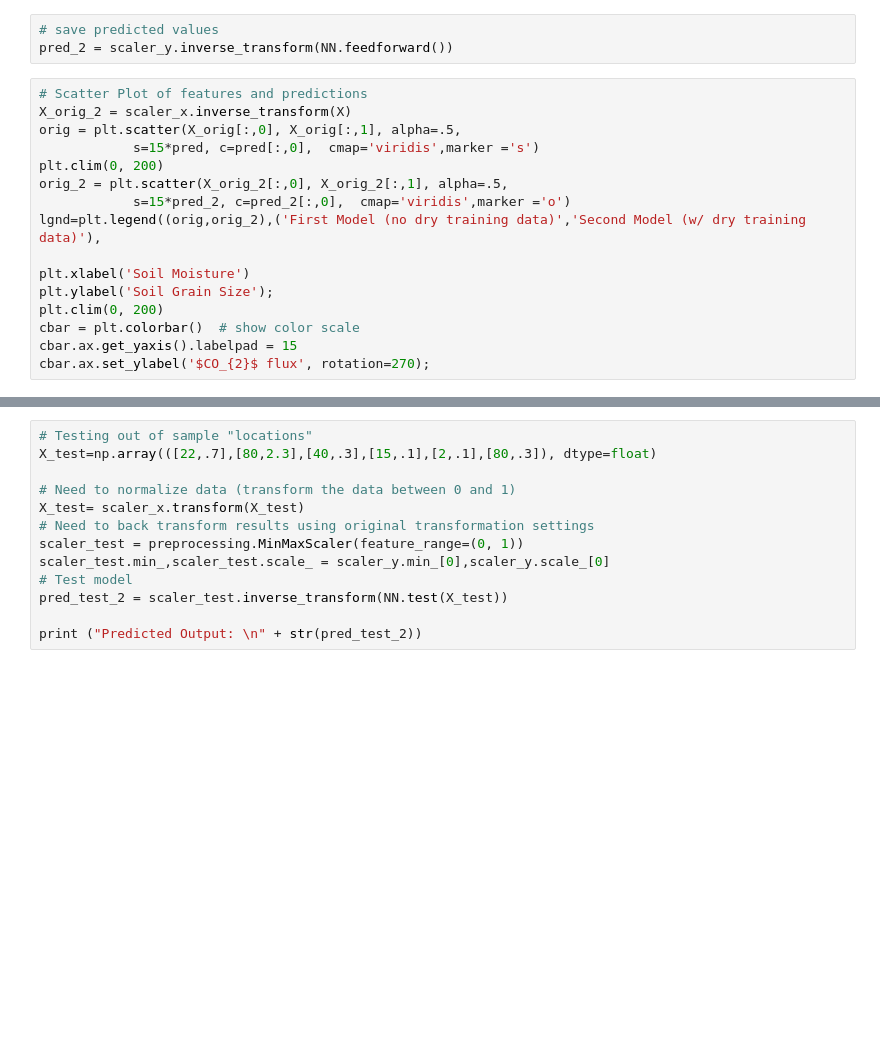
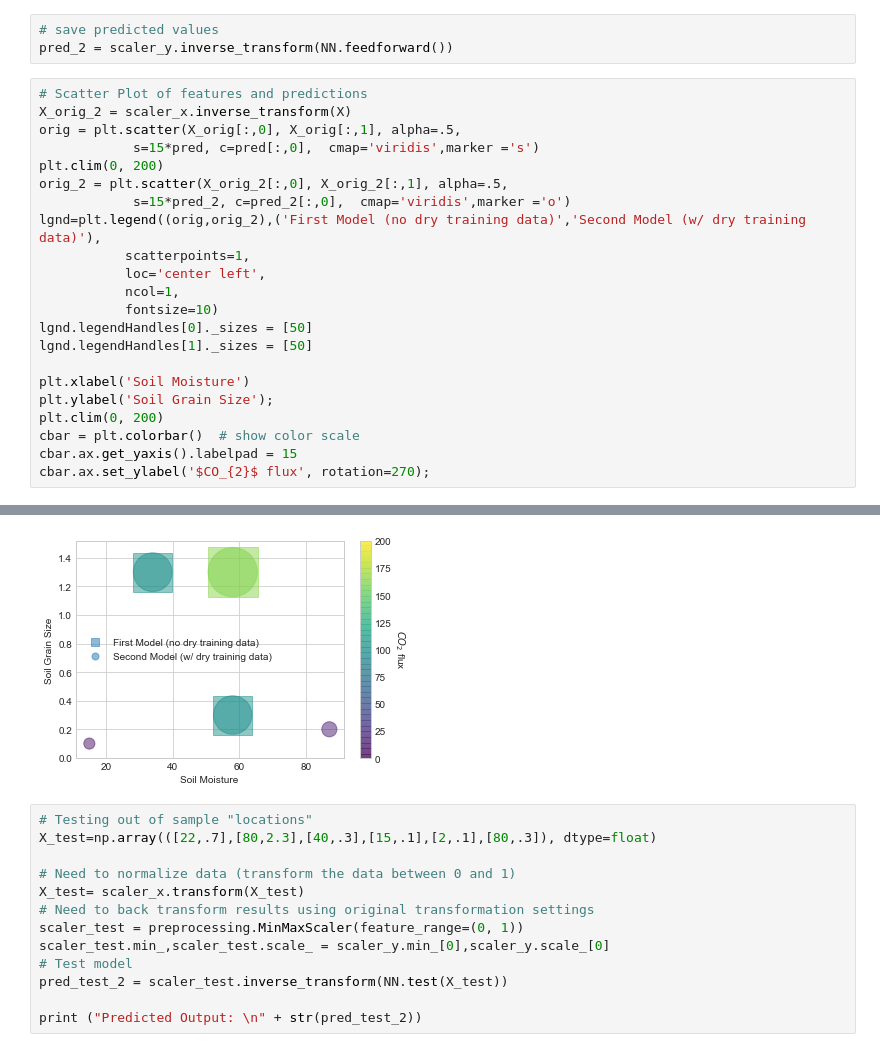
Before and after one commit to ypshiga/Neural_tutorial, a Jupyter notebook: NN_tutorial.ipynb, the cells around one changed output, grey strips where cells are left out. Drawn from its saved outputs; the diff is of its cells as text; blank space fills up the shorter version.

```diff
--- a/NN_tutorial.ipynb
+++ b/NN_tutorial.ipynb
@@ -231,6 +231,12 @@ plt.clim(0, 200)
 orig_2 = plt.scatter(X_orig_2[:,0], X_orig_2[:,1], alpha=.5,
             s=15*pred_2, c=pred_2[:,0],  cmap='viridis',marker ='o')
 lgnd=plt.legend((orig,orig_2),('First Model (no dry training data)','Second Model (w/ dry training data)'),
+           scatterpoints=1,
+           loc='center left',
+           ncol=1,
+           fontsize=10)
+lgnd.legendHandles[0]._sizes = [50]
+lgnd.legendHandles[1]._sizes = [50]
 
 plt.xlabel('Soil Moisture')
 plt.ylabel('Soil Grain Size');
@@ -243,3 +248,4 @@ SyntaxError: invalid syntax (<ipython-input-316-bef4aee9e839>, line 11)
+[figure, added]
 # %%
 # Testing out of sample "locations"
 X_test=np.array(([22,.7],[80,2.3],[40,.3],[15,.1],[2,.1],[80,.3]), dtype=float)
```
Also changed, not shown: parts of 1 cell of this notebook.
